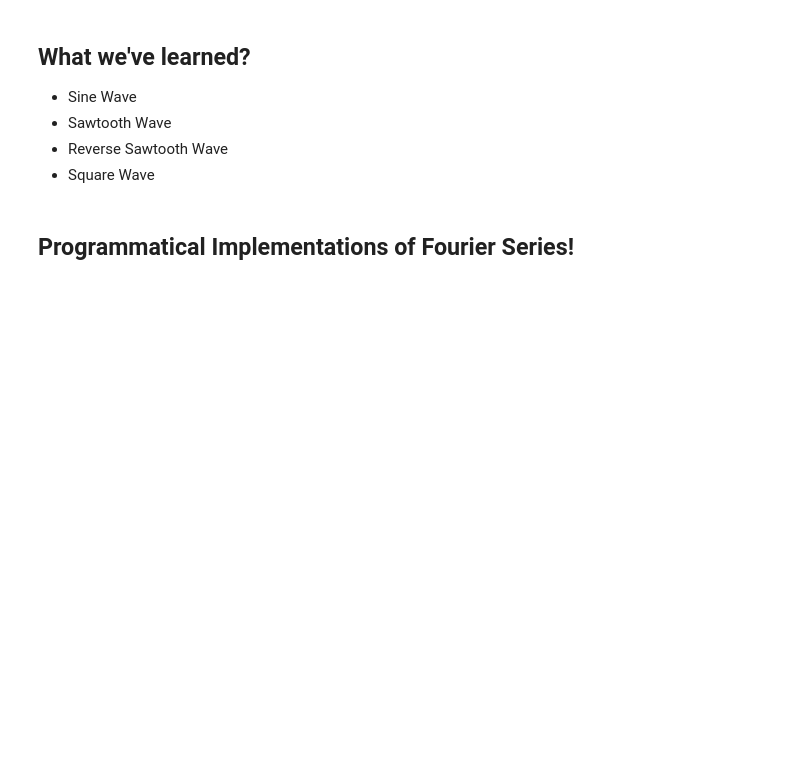
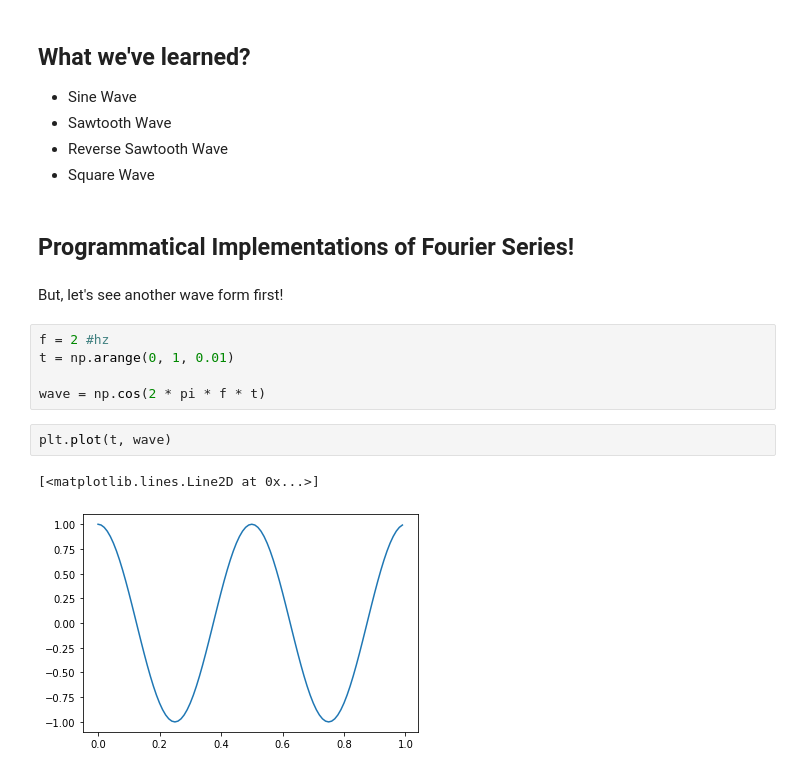
Before and after one commit to prp-e/dsp-course, a Jupyter notebook: DSP Course.ipynb, the cells around one changed output. Cells and saved outputs as stored; diff of their text form; blank space fills up the shorter version.

```diff
--- a/DSP Course.ipynb
+++ b/DSP Course.ipynb
@@ -267,3 +267,15 @@ plt.plot(time, square_wave)
 * Square Wave
 # %% [markdown]
 ## Programmatical Implementations of Fourier Series!
+# %% [markdown]
+But, let's see another wave form first!
+# %%
+f = 2 #hz
+t = np.arange(0, 1, 0.01)
+
+wave = np.cos(2 * pi * f * t)
+# %%
+plt.plot(t, wave)
+# %% [output]
+[<matplotlib.lines.Line2D at 0x...>]
+[figure, added]
```
Also changed, not shown: parts of 6 cells of this notebook, 2 other files.
